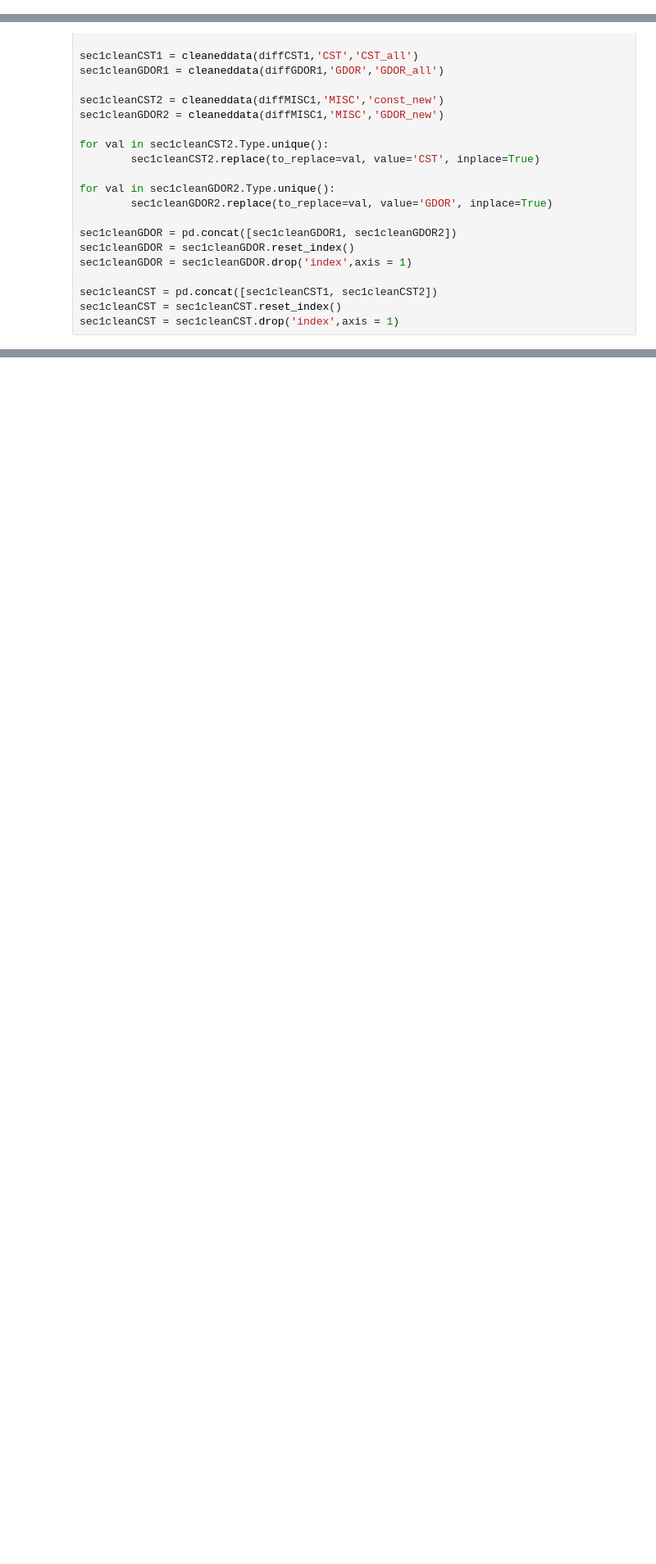
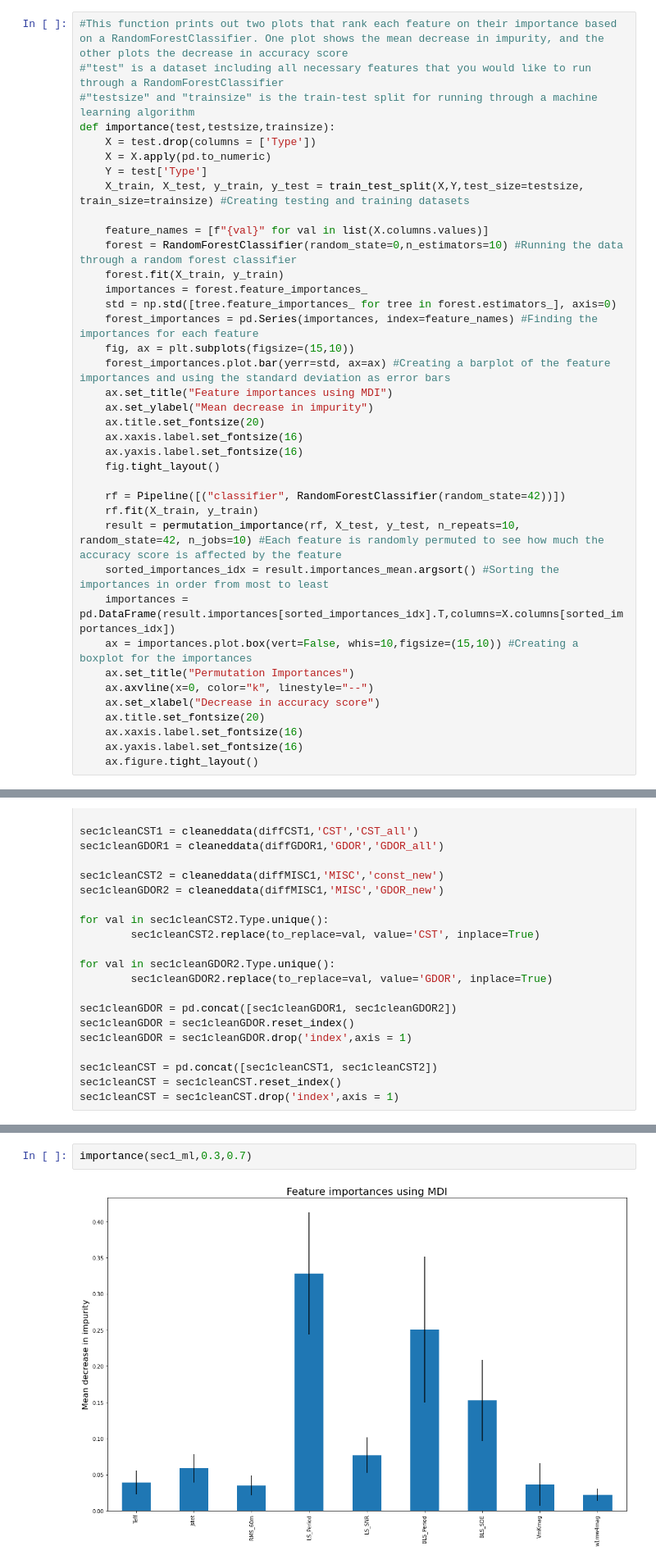
Before and after one commit to jadynwaggoner/cmse492_project, a Jupyter notebook: notebooks/final/Waggoner_Commented_Functions_Examples.ipynb, the cells around one changed output, grey strips where cells are left out. Shown at 82% size. Cells and saved outputs as stored; diff of their text form; blank space fills up the shorter version.

```diff
--- a/notebooks/final/Waggoner_Commented_Functions_Examples.ipynb
+++ b/notebooks/final/Waggoner_Commented_Functions_Examples.ipynb
@@ -557,6 +559,44 @@ def resultplots(dataset,seccam,foldername):
 
         os.remove(f"{TICID}_{SECTOR}_{CAMERA}_{CCD}.lc") #removing the file with the light curve data to take up less space
     ;
+# %%
+#This function prints out two plots that rank each feature on their importance based on a RandomForestClassifier. One plot shows the mean decrease in impurity, and the other plots the decrease in accuracy score
+#"test" is a dataset including all necessary features that you would like to run through a RandomForestClassifier
+#"testsize" and "trainsize" is the train-test split for running through a machine learning algorithm
+def importance(test,testsize,trainsize):
+    X = test.drop(columns = ['Type'])
+    X = X.apply(pd.to_numeric)
+    Y = test['Type']
+    X_train, X_test, y_train, y_test = train_test_split(X,Y,test_size=testsize, train_size=trainsize) #Creating testing and training datasets
+
+    feature_names = [f"{val}" for val in list(X.columns.values)]
+    forest = RandomForestClassifier(random_state=0,n_estimators=10) #Running the data through a random forest classifier
+    forest.fit(X_train, y_train)
+    importances = forest.feature_importances_
+    std = np.std([tree.feature_importances_ for tree in forest.estimators_], axis=0)
+    forest_importances = pd.Series(importances, index=feature_names) #Finding the importances for each feature
+    fig, ax = plt.subplots(figsize=(15,10))
+    forest_importances.plot.bar(yerr=std, ax=ax) #Creating a barplot of the feature importances and using the standard deviation as error bars
+    ax.set_title("Feature importances using MDI")
+    ax.set_ylabel("Mean decrease in impurity")
+    ax.title.set_fontsize(20)
+    ax.xaxis.label.set_fontsize(16)
+    ax.yaxis.label.set_fontsize(16)
+    fig.tight_layout()
+
+    rf = Pipeline([("classifier", RandomForestClassifier(random_state=42))])
+    rf.fit(X_train, y_train)
+    result = permutation_importance(rf, X_test, y_test, n_repeats=10, random_state=42, n_jobs=10) #Each feature is randomly permuted to see how much the accuracy score is affected by the feature
+    sorted_importances_idx = result.importances_mean.argsort() #Sorting the importances in order from most to least
+    importances = pd.DataFrame(result.importances[sorted_importances_idx].T,columns=X.columns[sorted_importances_idx])
+    ax = importances.plot.box(vert=False, whis=10,figsize=(15,10)) #Creating a boxplot for the importances
+    ax.set_title("Permutation Importances")
+    ax.axvline(x=0, color="k", linestyle="--")
+    ax.set_xlabel("Decrease in accuracy score")
+    ax.title.set_fontsize(20)
+    ax.xaxis.label.set_fontsize(16)
+    ax.yaxis.label.set_fontsize(16)
+    ax.figure.tight_layout()
 # %%
 #This is an example of how I read in the data for a sector
 #The typenames file is downloaded from VisieR (choose 'list of targets' then check the boxes for 'single table' and 'add your input as first column'. Then on the left choose 'max: '1' and ;-Separated-Values instead of HTML Table, then make sure only 'Type' is checked under simple constraint) after inputting a space separated file with 'ra' and 'dec' from filtergraph
@@ -681,0 +810,4 @@ score
+# %%
+importance(sec1_ml,0.3,0.7)
+# %% [output]
+[figure, added]
```
Also changed, not shown: parts of 23 cells of this notebook.
